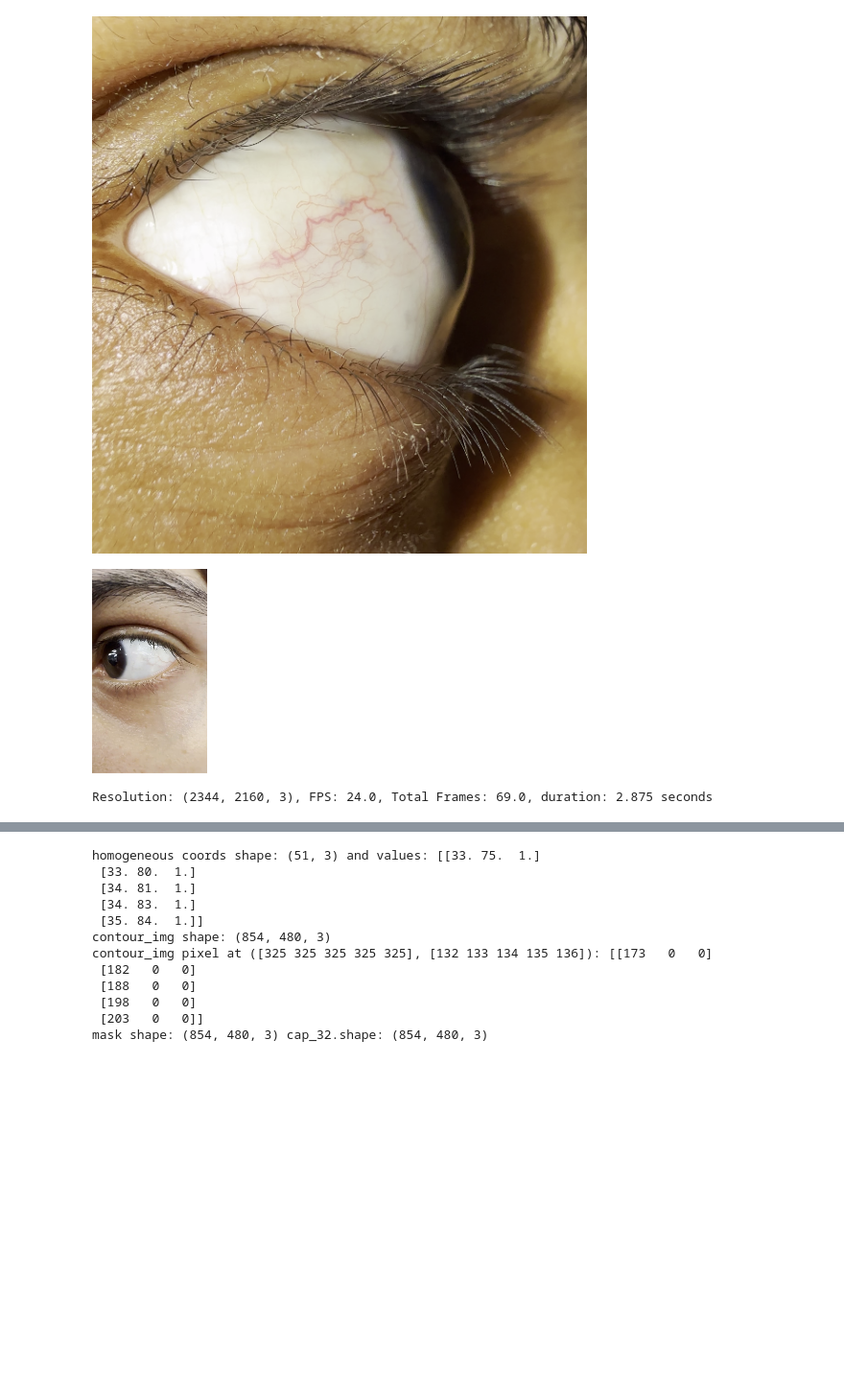
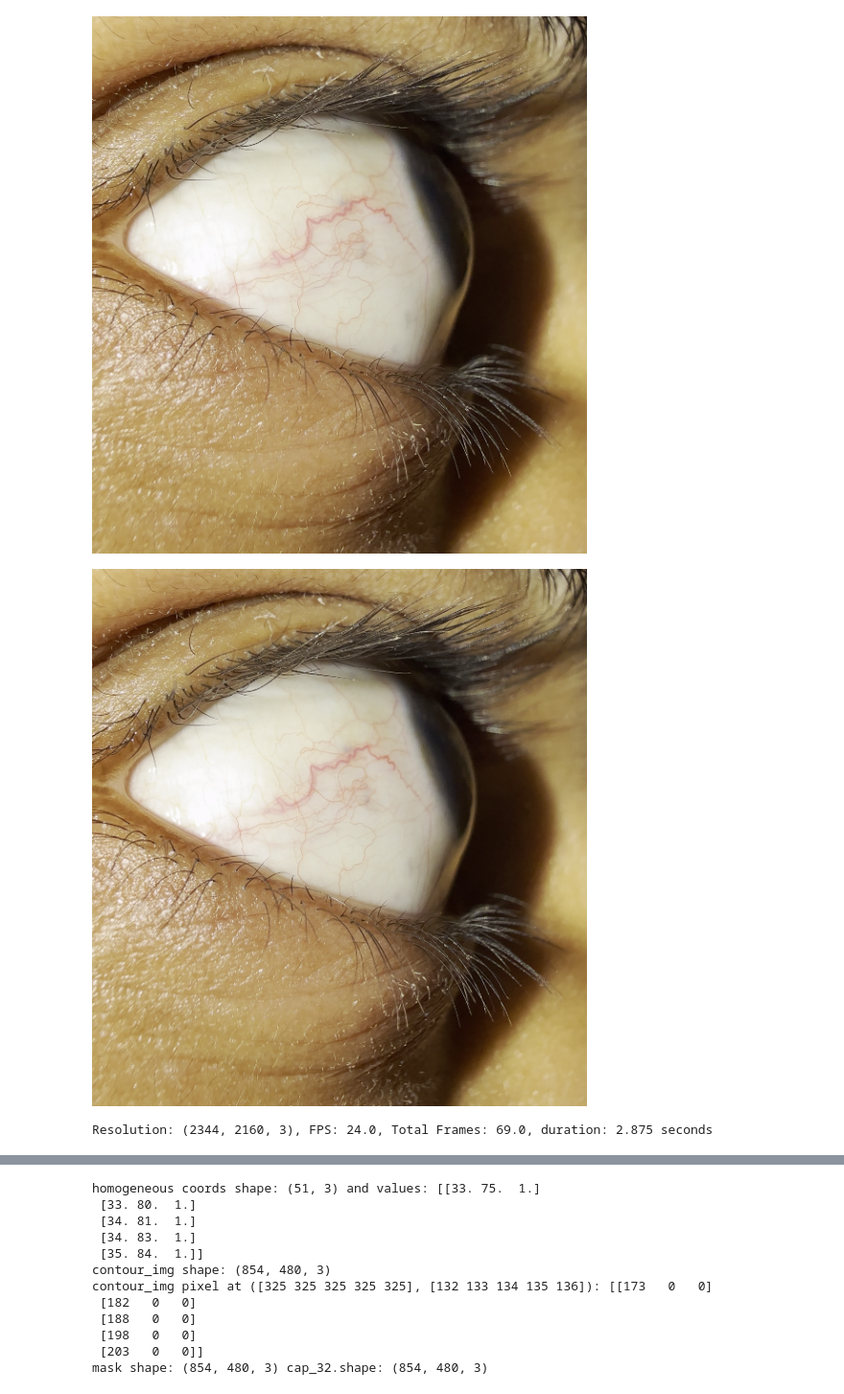
Before and after one commit to Asik007/CatsEye-Python, a Jupyter notebook: PythonServer/Testing.ipynb, the cells around one changed output, grey strips where cells are left out. Shown at 96% size. Saved outputs shown, nothing was run; the diff lists cells and outputs as text; code cells hidden in the pictures; blank space fills up the shorter version.

```diff
--- a/PythonServer/Testing.ipynb
+++ b/PythonServer/Testing.ipynb
@@ -5,35 +5,35 @@ import numpy as np
 from PIL import Image
 from IPython.display import display
 
 import skimage as ski
 
 
 def show(img_rgb, scale_factor=0.25):
     # if greyscale, convert to RGB
     if len(img_rgb.shape) == 2:
         img_rgb = cv2.cvtColor(img_rgb, cv2.COLOR_GRAY2RGB)
     img_rgb = cv2.cvtColor(img_rgb, cv2.COLOR_BGR2RGB)
     scaled_img = cv2.resize(img_rgb, (img_rgb.shape[1] // int(1/scale_factor), img_rgb.shape[0] // int(1/scale_factor)))
     display(Image.fromarray(scaled_img))
     return
 
 video_source = r"uploads\IMG_1759.MOV"  # Change this to your video file path or camera index
 
 cap = cv2.VideoCapture(video_source)
 _ret, cap_1 = cap.read()  # Read the first frame to check if the video is valid
 
 # get frame number 32
 cap.set(cv2.CAP_PROP_POS_FRAMES, 32)
 _ret, cap_32 = cap.read()
 # cap_32 = cap_32[cap_32.shape[0]//4:cap_32.shape[0], :]  # crop to bottom 3/4ths
-cap_32 = cv2.imread(r"uploads\frames\frame_0011.png")  # for testing purposes, use a saved frame instead of the video frame
+# cap_32 = cv2.imread(r"uploads\frames\frame_0011.png")  # for testing purposes, use a saved frame instead of the video frame
 
 show(cap_1)
 show(cap_32)
 print(f"Resolution: {cap_1.shape}, FPS: {cap.get(cv2.CAP_PROP_FPS)}, Total Frames: {cap.get(cv2.CAP_PROP_FRAME_COUNT)}, duration: {cap.get(cv2.CAP_PROP_FRAME_COUNT) / cap.get(cv2.CAP_PROP_FPS)} seconds")
 # %% [output]
 [figure]
-[figure, old version]
+[figure, new version]
 Resolution: (2344, 2160, 3), FPS: 24.0, Total Frames: 69.0, duration: 2.875 seconds
 # %%
 start = cv2.getTickCount()
```
Also changed, not shown: parts of 3 cells of this notebook, 3 other files.
